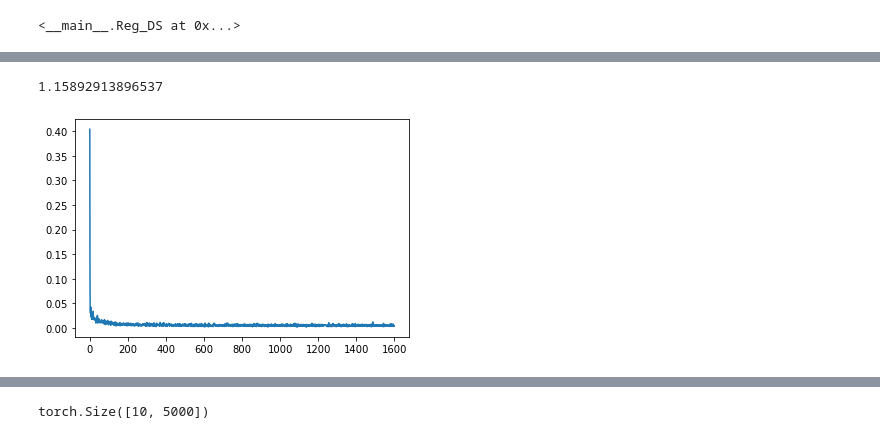
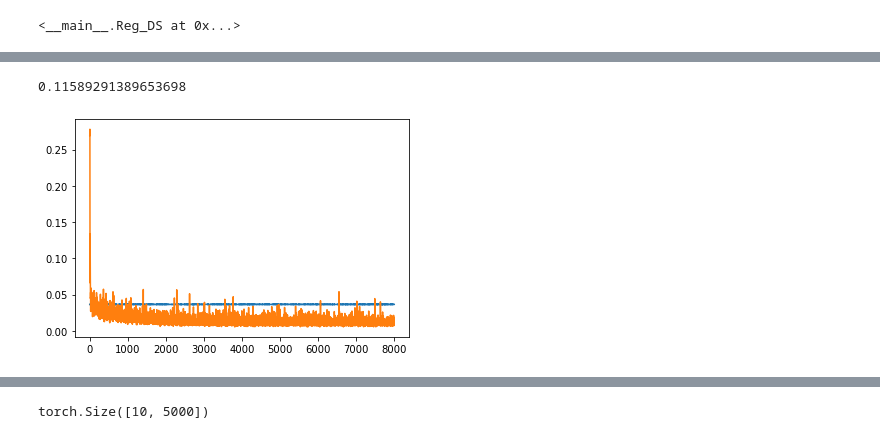
Before and after one commit to pedrofreire/bayes-by-backprop, a Jupyter notebook: Untitled.ipynb, the cells around one changed output, grey strips where cells are left out. Cells and saved outputs as stored; diff of their text form; code cells hidden in the pictures.

```diff
--- a/Untitled.ipynb
+++ b/Untitled.ipynb
@@ -44,7 +44,7 @@ ds=Reg_DS(norm=True)
 train_loader=torch.utils.data.DataLoader(ds,64,shuffle=True)
 num_batches=len(train_loader)
 inp_sz = 1
-hid_sz=100
+hid_sz=20
 out_sz = 1
 linear = nn.Linear
 model = nn.Sequential(*([
@@ -54,7 +54,7 @@ model = nn.Sequential(*([
     nn.ReLU()]+
     [linear(hid_sz, out_sz)])
 )
-opt = torch.optim.SGD(model.parameters(), lr=1e-2,)
+opt = torch.optim.SGD(model.parameters(), lr=1e-1,)
 log=[]
 for epoch in range(100):
     total_loss = 0.0
@@ -105,7 +105,7 @@ torch.Size([1000]) torch.Size([1000])
 # %%
 def get_kl_loss(model, num_batches):
-    PI = torch.Tensor([0.75])
-    SIGMA_1 = torch.exp(torch.Tensor([2.0]))
+    PI = torch.Tensor([0.5])
+    SIGMA_1 = torch.exp(torch.Tensor([0.0]))
     SIGMA_2 = torch.exp(torch.Tensor([-6.0]))
 
     def log_gaussian(x, mu, sigma):
@@ -219,15 +233,17 @@ loss: 6.071399837732315
 # %%
 bmodel,blog=model,log
 # %%
-#plt.plot(np.convolve(np.ones(100),np.asarray([t[0] for t in log]))[100:-100])
-plt.plot([t[0] for t in log])
+#plt.plot(np.convolve(np.ones(100),np.asarray([t[0] for t in log])/100)[100:-100])
+plt.plot([t[1]*1e-5 for t in log])
+plt.plot([t[2] for t in log])
+#item=blog[-1]
+#plt.plot([t[0] for t in log],c='r')
 
-item=blog[-1]
-item[1]/item[0]*1e-5
+item[1]/item[0]*1e-6
 #print(model)
 # %% [output]
-1.15892913896537
+0.11589291389653698
-[figure, old version]
+[figure, new version]
 # %%
 ds=Reg_DS(norm=True)
 plt.plot(ds.t.cpu(),model(ds.t[:,None]).cpu().detach())
```
Also changed, not shown: parts of 5 cells of this notebook, 3 other files.
